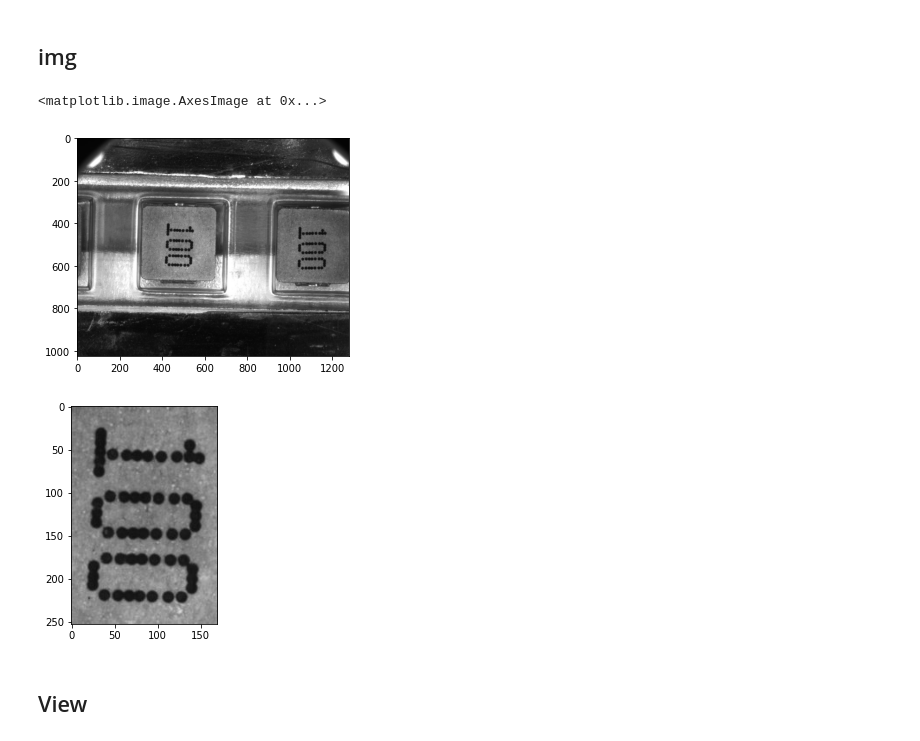
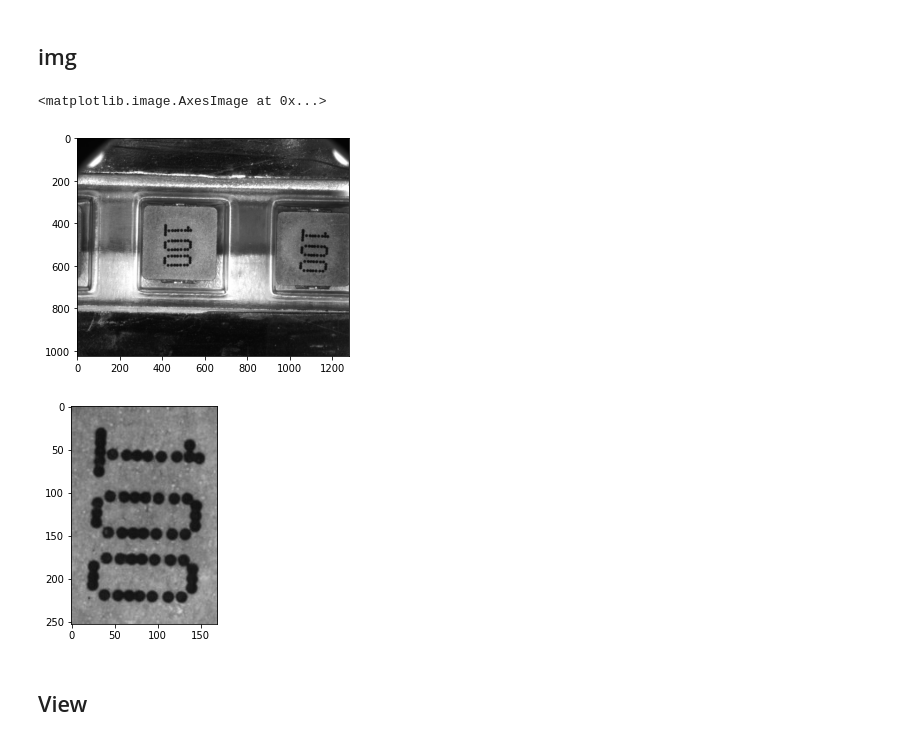
Before and after one commit to Abner0627/IPRV_Template-Matching, a Jupyter notebook: ipynb/main.ipynb, the cells around one changed output. Cells and saved outputs as stored; diff of their text form; code cells hidden in the pictures.

```diff
--- a/ipynb/main.ipynb
+++ b/ipynb/main.ipynb
@@ -142,17 +155,17 @@ img_list, tpl_list = _split(path, img_type='100')
 # %% [markdown]
 ## img
 # %%
-img_org = cv2.imread(os.path.join(path, img_list[0]))
+img_org = cv2.imread(os.path.join(path, img_list[1]))
 tpl = cv2.imread(os.path.join(path, tpl_list[0]))
 
 fig = plt.figure()
 plt.imshow(img_org)
 
 fig = plt.figure()
 plt.imshow(tpl)
 # %% [output]
 <matplotlib.image.AxesImage at 0x...>
-[figure, old version]
+[figure, new version]
 [figure]
 # %% [markdown]
 ## View
```
Also changed, not shown: parts of 4 cells of this notebook, 9 other files.
